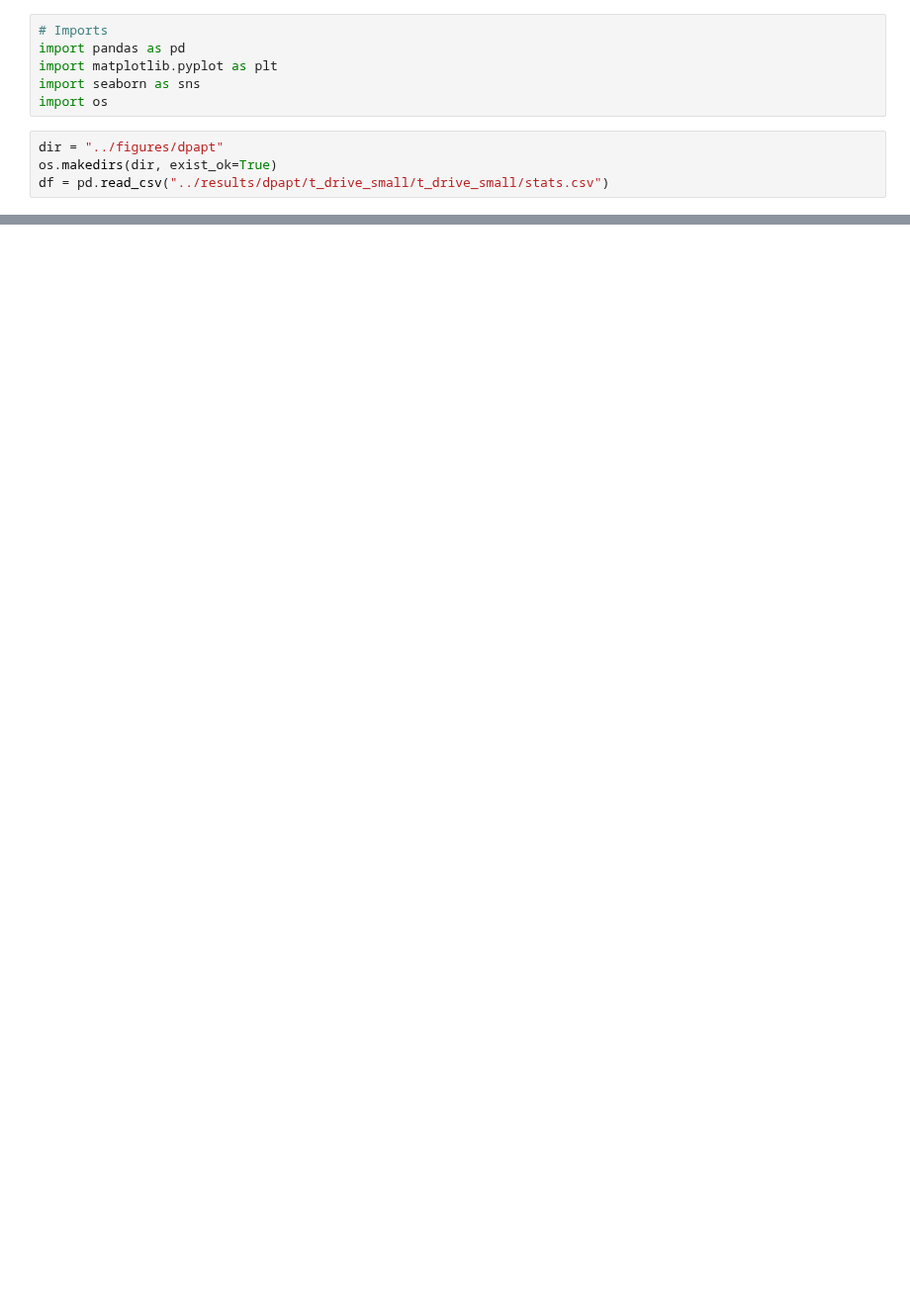
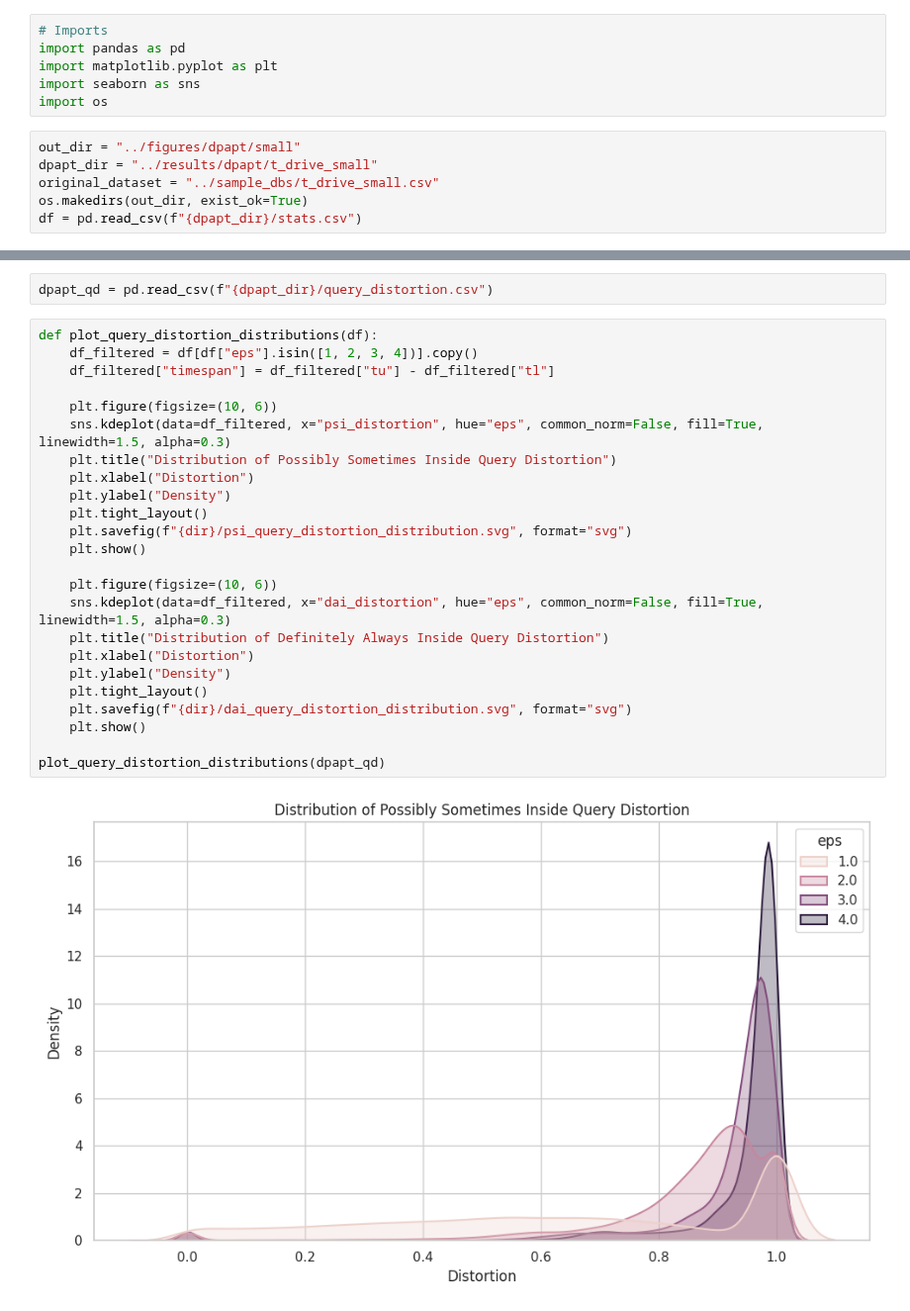
Before and after one commit to lorenzHeinrich/dp-trajectory-publication, a Jupyter notebook: notebooks/eval_dpapt_results.ipynb, the cells around one changed output, grey strips where cells are left out. Shown at 99% size. Saved outputs shown, nothing was run; the diff lists cells and outputs as text; blank space fills up the shorter version.

```diff
--- a/notebooks/eval_dpapt_results.ipynb
+++ b/notebooks/eval_dpapt_results.ipynb
@@ -5,6 +5,8 @@ import matplotlib.pyplot as plt
 import seaborn as sns
 import os
 # %%
-dir = "../figures/dpapt"
-os.makedirs(dir, exist_ok=True)
-df = pd.read_csv("../results/dpapt/t_drive_small/t_drive_small/stats.csv")
+out_dir = "../figures/dpapt/small"
+dpapt_dir = "../results/dpapt/t_drive_small"
+original_dataset = "../sample_dbs/t_drive_small.csv"
+os.makedirs(out_dir, exist_ok=True)
+df = pd.read_csv(f"{dpapt_dir}/stats.csv")
@@ -135,0 +282,28 @@ No failed cases with Hausdorff distance = 0.
+# %%
+dpapt_qd = pd.read_csv(f"{dpapt_dir}/query_distortion.csv")
+# %%
+def plot_query_distortion_distributions(df):
+    df_filtered = df[df["eps"].isin([1, 2, 3, 4])].copy()
+    df_filtered["timespan"] = df_filtered["tu"] - df_filtered["tl"]
+
+    plt.figure(figsize=(10, 6))
+    sns.kdeplot(data=df_filtered, x="psi_distortion", hue="eps", common_norm=False, fill=True, linewidth=1.5, alpha=0.3)
+    plt.title("Distribution of Possibly Sometimes Inside Query Distortion")
+    plt.xlabel("Distortion")
+    plt.ylabel("Density")
+    plt.tight_layout()
+    plt.savefig(f"{dir}/psi_query_distortion_distribution.svg", format="svg")
+    plt.show()
+
+    plt.figure(figsize=(10, 6))
+    sns.kdeplot(data=df_filtered, x="dai_distortion", hue="eps", common_norm=False, fill=True, linewidth=1.5, alpha=0.3)
+    plt.title("Distribution of Definitely Always Inside Query Distortion")
+    plt.xlabel("Distortion")
+    plt.ylabel("Density")
+    plt.tight_layout()
+    plt.savefig(f"{dir}/dai_query_distortion_distribution.svg", format="svg")
+    plt.show()
+
+plot_query_distortion_distributions(dpapt_qd)
+# %% [output]
+[figure, added]
```
Also changed, not shown: parts of 13 cells of this notebook, 7 other files.
